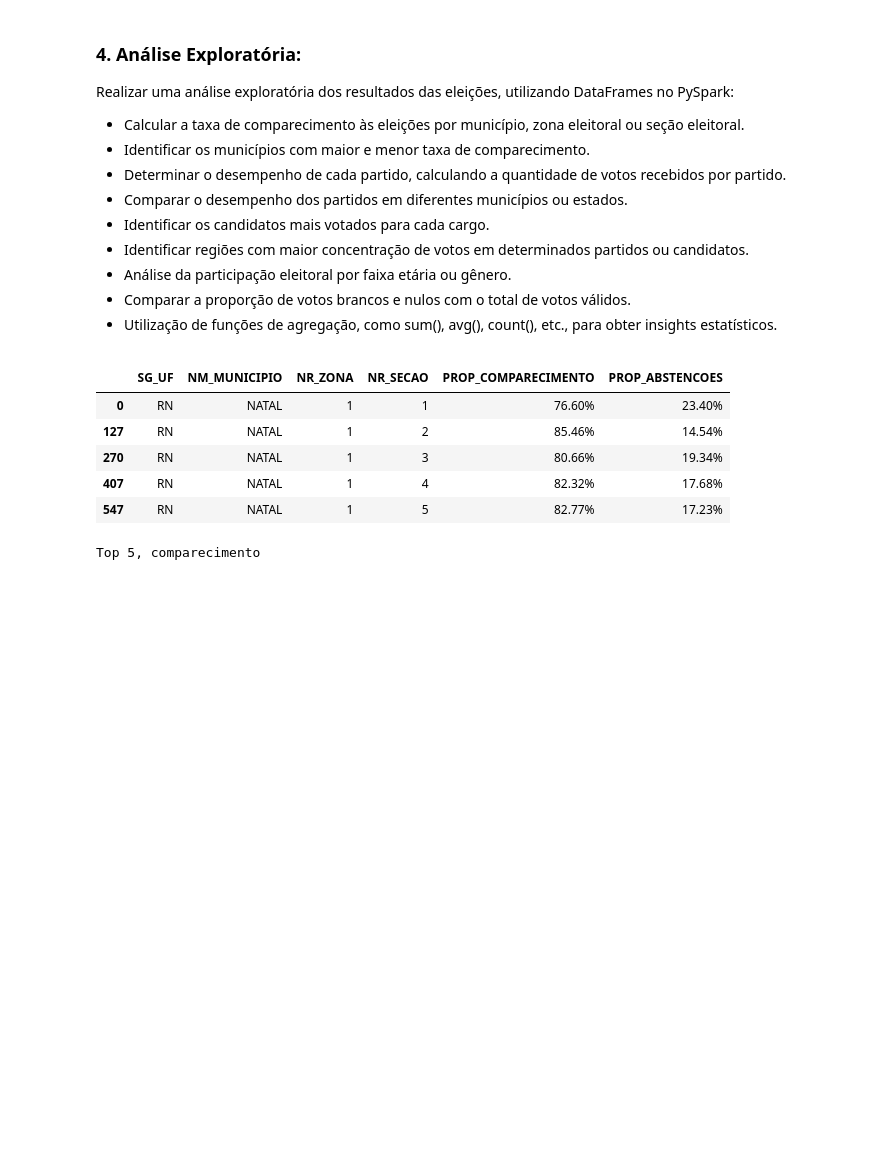
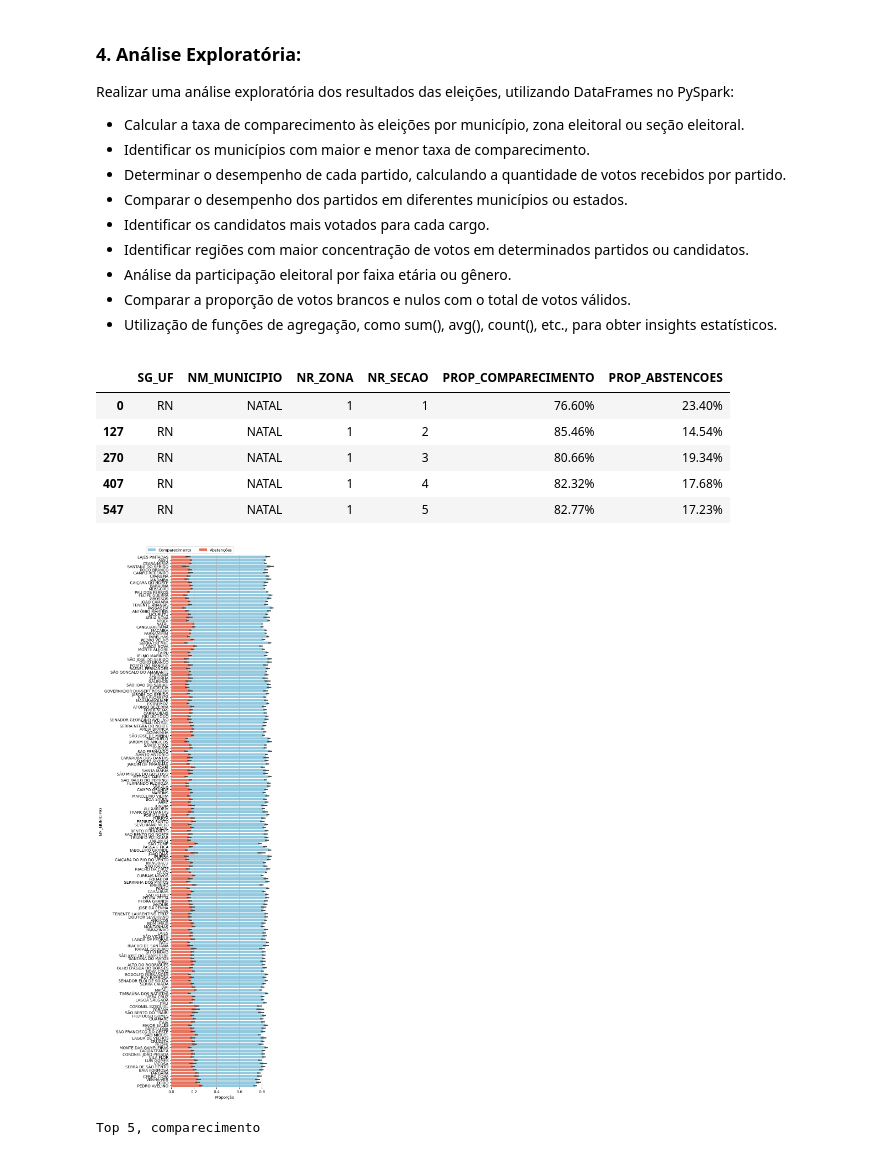
Before and after one commit to bombermal/docker-hadoop-cluster, a Jupyter notebook: main.ipynb, the cells around one changed output. Saved outputs shown, nothing was run; the diff lists cells and outputs as text; code cells hidden in the pictures; blank space fills up the shorter version.

```diff
--- a/main.ipynb
+++ b/main.ipynb
@@ -165,7 +167,8 @@ Realizar uma análise exploratória dos resultados das eleições, utilizando Da
 data_group = data_df.groupby(["SG_UF", "NM_MUNICIPIO", "NR_ZONA", "NR_SECAO"]).nth(0).copy()
 data_group["PROP_COMPARECIMENTO"] = data_group.QT_COMPARECIMENTO / data_group.QT_APTOS
 data_group["PROP_ABSTENCOES"] = data_group.QT_ABSTENCOES / data_group.QT_APTOS
-data_group[["SG_UF", "NM_MUNICIPIO", "NR_ZONA", "NR_SECAO", "PROP_COMPARECIMENTO", "PROP_ABSTENCOES"]].head(5).style.format({"PROP_COMPARECIMENTO": "{:.2%}", "PROP_ABSTENCOES": "{:.2%}"})
+result = data_group[["SG_UF", "NM_MUNICIPIO", "NR_ZONA", "NR_SECAO", "PROP_COMPARECIMENTO", "PROP_ABSTENCOES"]]
+display(result.head(5).style.format({"PROP_COMPARECIMENTO": "{:.2%}", "PROP_ABSTENCOES": "{:.2%}"}))
 # %% [output]
 |  | SG_UF | NM_MUNICIPIO | NR_ZONA | NR_SECAO | PROP_COMPARECIMENTO | PROP_ABSTENCOES |
 | 0 | RN | NATAL | 1 | 1 | 76.60% | 23.40% |
@@ -173,6 +176,22 @@ data_group[["SG_UF", "NM_MUNICIPIO", "NR_ZONA", "NR_SECAO", "PROP_COMPARECIMENTO
 | 270 | RN | NATAL | 1 | 3 | 80.66% | 19.34% |
 | 407 | RN | NATAL | 1 | 4 | 82.32% | 17.68% |
 | 547 | RN | NATAL | 1 | 5 | 82.77% | 17.23% |
+# %%
+# Temporary ordered df
+temp_df = result.sort_values(by="PROP_COMPARECIMENTO", ascending=False)
+# Fig
+fig, ax = plt.subplots(figsize=(5, 25))
+# Plot
+sns.barplot(data=temp_df, x="PROP_COMPARECIMENTO", y="NM_MUNICIPIO", color="skyblue", label="Comparecimento", ax=ax)
+sns.barplot(data=temp_df, x="PROP_ABSTENCOES", y="NM_MUNICIPIO", color="tomato", label="Abstenções", ax=ax)
+# Add a legend and informative axis label
+ax.legend(ncol=2, bbox_to_anchor=(0.6, 1.02))
+ax.set(xlabel="Proporção")
+ax.grid(visible=True, axis="x")
+sns.despine(left=True, bottom=True)
+plt.show()
+# %% [output]
+[figure, added]
 # %%
 
 ## Identificar os municípios com maior e menor taxa de comparecimento.
```
Also changed, not shown: parts of 7 cells of this notebook.
